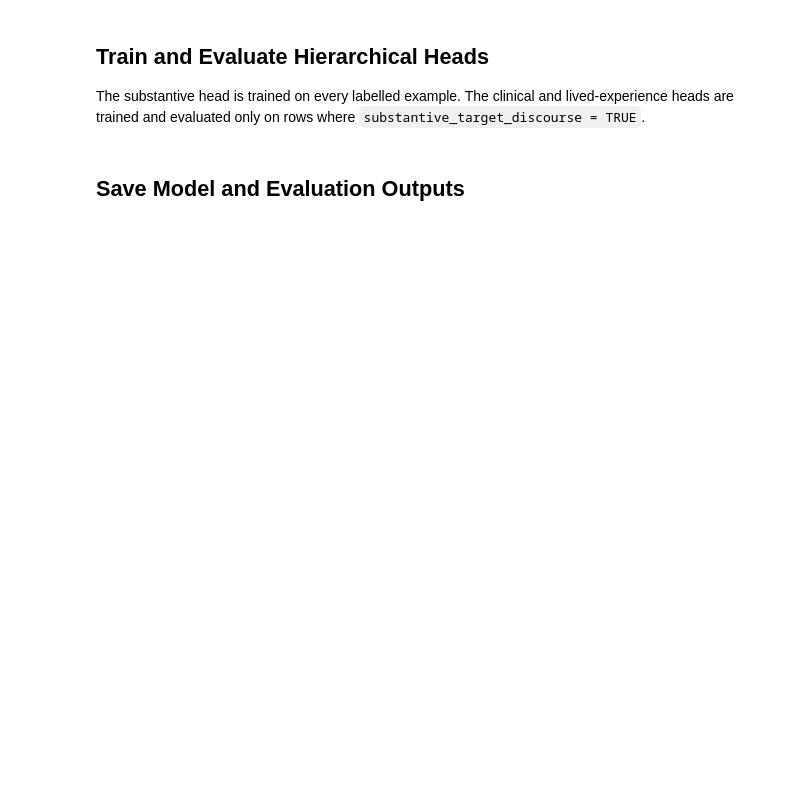
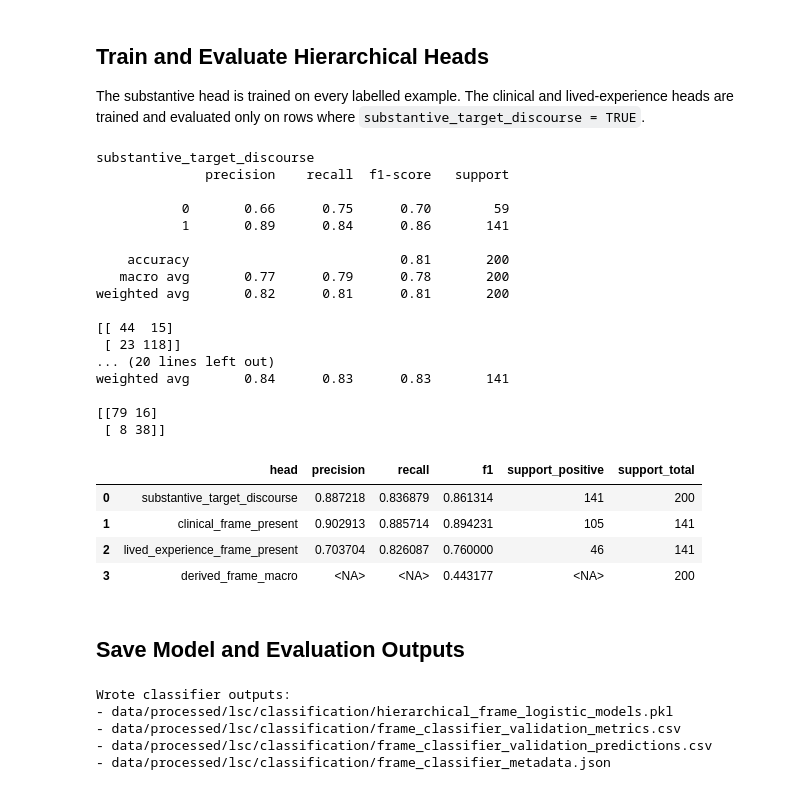
Before and after one commit to jako6f/msc-nlp-therapy-speak, a Jupyter notebook: notebooks/01_classification/05_train_frame_classifier.ipynb, the cells around one changed output. Drawn from its saved outputs; the diff is of its cells as text; code cells hidden in the pictures; blank space fills up the shorter version.

Commit message:
Lock in classification outputs and results

```diff
--- a/notebooks/01_classification/05_train_frame_classifier.ipynb
+++ b/notebooks/01_classification/05_train_frame_classifier.ipynb
@@ -158,13 +164,21 @@ metrics = []
 validation_predictions = validation[["annotation_id", "context_id", "analysis_unit", "lsc_year", "derived_frame"]].copy()
 
 head_specs = [
-    ("substantive_target_discourse", "p_substantive", "predicted_substantive_target_discourse", train.index, validation.index),
+    (
+        "substantive_target_discourse",
+        "p_substantive",
+        "predicted_substantive_target_discourse",
+        train.index,
+        validation.index,
+        validation.index,
+    ),
     (
         "clinical_frame_present",
         "p_clinical_given_substantive",
         "predicted_clinical_frame_present",
         train.index[train["substantive_target_discourse"].eq(True)],
         validation.index[validation["substantive_target_discourse"].eq(True)],
+        validation.index,
     ),
     (
         "lived_experience_frame_present",
@@ -172,42 +186,67 @@ head_specs = [
         "predicted_lived_experience_frame_present",
         train.index[train["substantive_target_discourse"].eq(True)],
         validation.index[validation["substantive_target_discourse"].eq(True)],
+        validation.index,
     ),
 ]
 
-for label_column, probability_column, prediction_column, train_index, validation_index in head_specs:
+for label_column, probability_column, prediction_column, train_index, metric_index, prediction_index in head_specs:
     y_train = train.loc[train_index, label_column].astype(bool).astype(int)
-    y_validation = validation.loc[validation_index, label_column].astype(bool).astype(int)
+    y_validation = validation.loc[metric_index, label_column].astype(bool).astype(int)
     model = train_logistic_head(x_train[train_index], y_train, label_column)
-    y_pred = model.predict(x_validation[validation_index])
-    y_prob = model.predict_proba(x_validation[validation_index])[:, 1]
-    precision, recall, f1, support = precision_recall_fscore_support(y_validation, y_pred, average="binary", zero_division=0)
+    y_pred_metric = model.predict(x_validation[metric_index])
+    y_prob_all = model.predict_proba(x_validation[prediction_index])[:, 1]
+    y_pred_all = model.predict(x_validation[prediction_index])
+    precision, recall, f1, support = precision_recall_fscore_support(y_validation, y_pred_metric, average="binary", zero_division=0)
     metrics.append({"head": label_column, "precision": precision, "recall": recall, "f1": f1, "support_positive": int(y_validation.sum()), "support_total": int(len(y_validation))})
     validation_predictions[probability_column] = pd.NA
     validation_predictions[prediction_column] = pd.NA
-    validation_predictions.loc[validation_index, probability_column] = y_prob
-    validation_predictions.loc[validation_index, prediction_column] = y_pred.astype(bool)
+    validation_predictions.loc[prediction_index, probability_column] = y_prob_all
+    validation_predictions.loc[prediction_index, prediction_column] = y_pred_all.astype(bool)
     models[label_column] = model
     print(label_column)
-    print(classification_report(y_validation, y_pred, zero_division=0))
-    print(confusion_matrix(y_validation, y_pred))
+    print(classification_report(y_validation, y_pred_metric, zero_division=0))
+    print(confusion_matrix(y_validation, y_pred_metric))
 
 non_substantive_validation = validation_predictions["predicted_substantive_target_discourse"].eq(False)
 validation_predictions.loc[non_substantive_validation, "predicted_clinical_frame_present"] = pd.NA
 validation_predictions.loc[non_substantive_validation, "predicted_lived_experience_frame_present"] = pd.NA
 validation_predictions["predicted_derived_frame"] = [
     derive_frame_from_predictions(substantive, clinical, lived)
     for substantive, clinical, lived in zip(
         validation_predictions["predicted_substantive_target_discourse"],
         validation_predictions["predicted_clinical_frame_present"],
         validation_predictions["predicted_lived_experience_frame_present"],
     )
 ]
 derived_macro_f1 = f1_score(validation_predictions["derived_frame"], validation_predictions["predicted_derived_frame"], average="macro", zero_division=0)
 metrics.append({"head": "derived_frame_macro", "precision": pd.NA, "recall": pd.NA, "f1": derived_macro_f1, "support_positive": pd.NA, "support_total": len(validation_predictions)})
 
 metrics_df = pd.DataFrame(metrics)
 metrics_df
+# %% [output]
+substantive_target_discourse
+              precision    recall  f1-score   support
+
+           0       0.66      0.75      0.70        59
+           1       0.89      0.84      0.86       141
+
+    accuracy                           0.81       200
+   macro avg       0.77      0.79      0.78       200
+weighted avg       0.82      0.81      0.81       200
+
+[[ 44  15]
+ [ 23 118]]
+... (20 lines left out)
+weighted avg       0.84      0.83      0.83       141
+
+[[79 16]
+ [ 8 38]]
+|  | head | precision | recall | f1 | support_positive | support_total |
+| 0 | substantive_target_discourse | 0.887218 | 0.836879 | 0.861314 | 141 | 200 |
+| 1 | clinical_frame_present | 0.902913 | 0.885714 | 0.894231 | 105 | 141 |
+| 2 | lived_experience_frame_present | 0.703704 | 0.826087 | 0.760000 | 46 | 141 |
+| 3 | derived_frame_macro | <NA> | <NA> | 0.443177 | <NA> | 200 |
 # %% [markdown]
 ## Save Model and Evaluation Outputs
 # %%
@@ -237,3 +276,9 @@ metadata_path.write_text(json.dumps(metadata, indent=2), encoding="utf-8")
 print("Wrote classifier outputs:")
 for path in [model_path, metrics_path, predictions_path, metadata_path]:
     print(f"- {path.relative_to(PROJECT_ROOT)}")
+# %% [output]
+Wrote classifier outputs:
+- data/processed/lsc/classification/hierarchical_frame_logistic_models.pkl
+- data/processed/lsc/classification/frame_classifier_validation_metrics.csv
+- data/processed/lsc/classification/frame_classifier_validation_predictions.csv
+- data/processed/lsc/classification/frame_classifier_metadata.json
```
Also changed, not shown: parts of 2 cells of this notebook, 21 other files.
